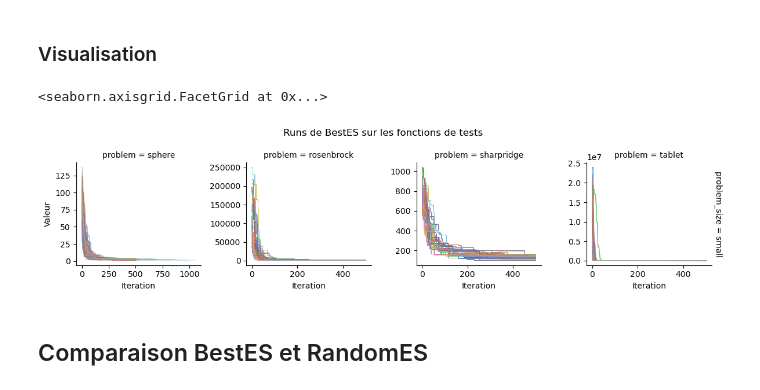
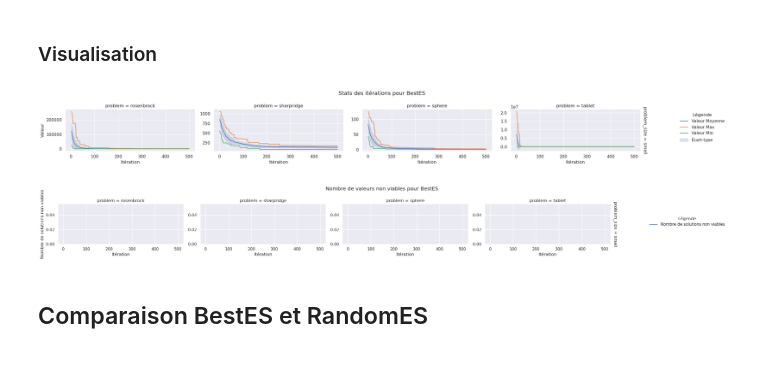
Before and after one commit to lmtb06/metaheuristiques, a Jupyter notebook: TP4.ipynb, the cells around one changed output. Saved outputs shown, nothing was run; the diff lists cells and outputs as text; code cells hidden in the pictures; blank space fills up the shorter version.

```diff
--- a/TP4.ipynb
+++ b/TP4.ipynb
@@ -200,5 +287,7 @@ Running BestES on SharpRidge for 30 runs [max eval 5000 or max iter 5000]
 # %% [markdown]
 ### Visualisation
 # %%
-stats['BestES'] = get_stats_from_csv('BestES', problems_name, problems_size=['small'])
-data = stats['BestES']
+algo_analise = 'BestES'
+stats[algo_analise] = get_stats_from_csv(algo_analise, problems_name, problems_size=['small'])
+data = stats[algo_analise]
+valeurs = data_preprocessing(data)
@@ -207,13 +294,11 @@ data = data[data['sig'] == 1.0]
-# %%
-%matplotlib inline
-g = sns.FacetGrid(data, col="problem", row="problem_size", margin_titles=True,sharex=False, sharey=False)
-g.map(sns.lineplot, "iter", "val", "run", alpha=.5, linewidth=0.5, palette='muted')
-g.set_axis_labels("Iteration", "Valeur")
-plt.suptitle('Runs de BestES sur les fonctions de tests')
-g.tight_layout()
-# %% [output]
-<seaborn.axisgrid.FacetGrid at 0x...>
-[figure, removed]
+# %%
+%matplotlib inline
+g1 = draw_iterations_value_stats(valeurs, row='problem_size', col='problem', sharex=False, sharey=False, title=f'Stats des itérations pour {algo_analise}')
+g2 = draw_iterations_non_viable_amount(valeurs, row='problem_size', col='problem', sharex=False, sharey=False, title=f'Nombre de valeurs non viables pour {algo_analise}')
+plt.show()
+# %% [output]
+[figure, added]
+[figure, added]
 # %% [markdown]
 ## Comparaison BestES et RandomES
 # %%
```
Also changed, not shown: parts of 44 cells of this notebook, 1 other file.
